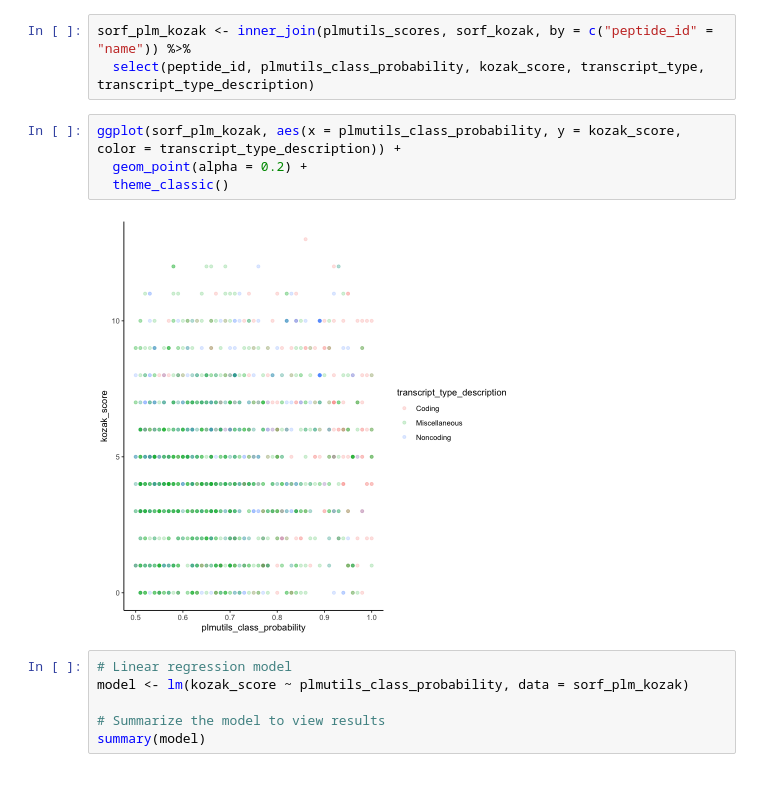
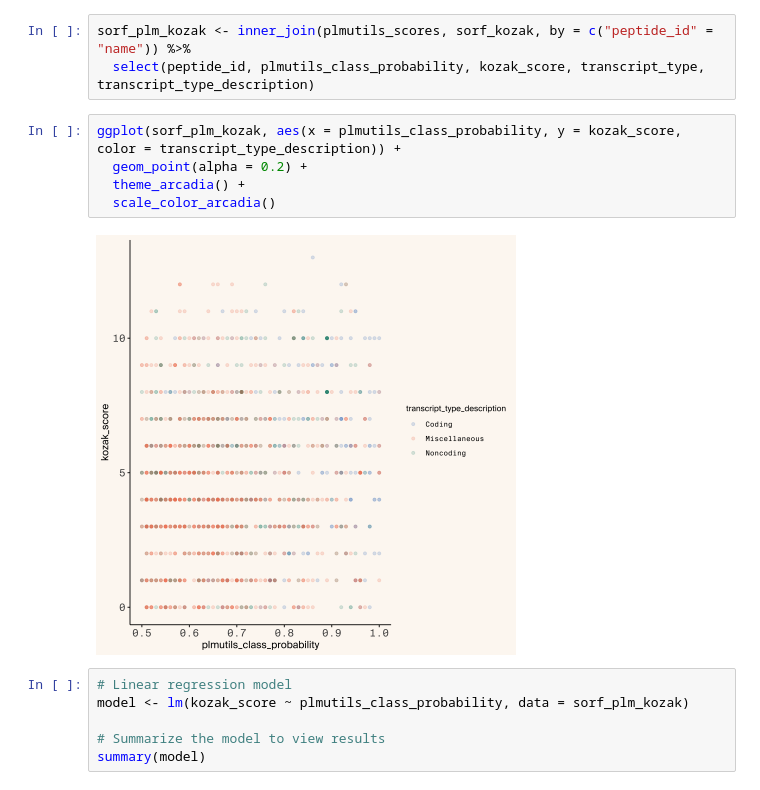
Before and after one commit to Arcadia-Science/2024-peptigate-evaluation, a Jupyter notebook: evaluation/kozak_scores/20240614-compare-kozak-scores.ipynb, the cells around one changed output. Saved outputs shown, nothing was run; the diff lists cells and outputs as text.

```diff
--- a/evaluation/kozak_scores/20240614-compare-kozak-scores.ipynb
+++ b/evaluation/kozak_scores/20240614-compare-kozak-scores.ipynb
@@ -223,9 +220,10 @@ sorf_plm_kozak <- inner_join(plmutils_scores, sorf_kozak, by = c("peptide_id" =
 # %%
 ggplot(sorf_plm_kozak, aes(x = plmutils_class_probability, y = kozak_score, color = transcript_type_description)) +
   geom_point(alpha = 0.2) +
-  theme_classic()
+  theme_arcadia() +
+  scale_color_arcadia()
 # %% [output]
-[figure, old version]
+[figure, new version]
 # %%
 # Linear regression model
 model <- lm(kozak_score ~ plmutils_class_probability, data = sorf_plm_kozak)
```
Also changed, not shown: parts of 4 cells of this notebook.
